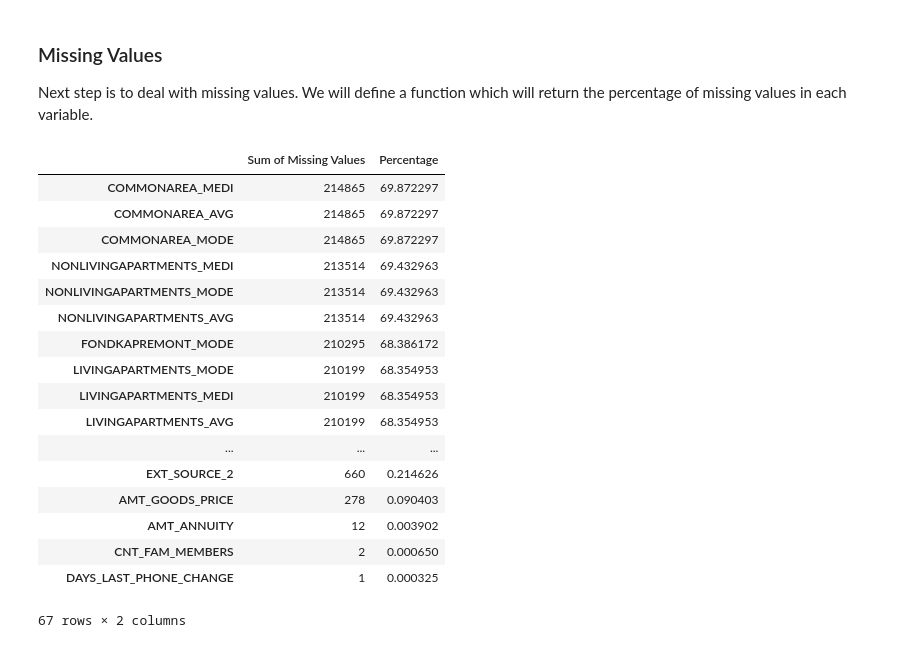
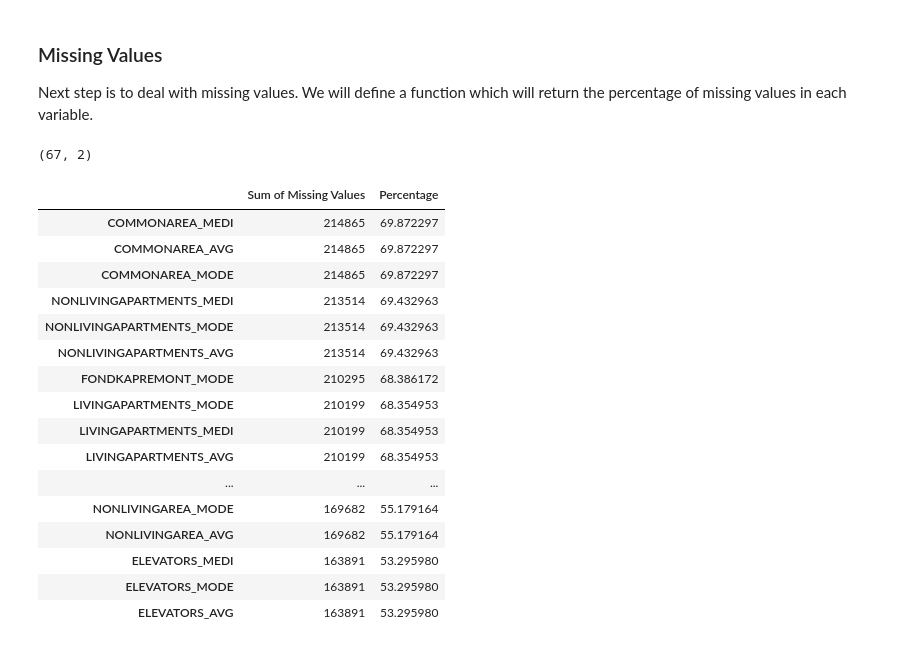
Before and after one commit to pyashwanthkumar/libra-home-credit, a Jupyter notebook: Libra - Home Credit Risk.ipynb, the cells around one changed output. Cells and saved outputs as stored; diff of their text form; code cells hidden in the pictures.

```diff
--- a/Libra - Home Credit Risk.ipynb
+++ b/Libra - Home Credit Risk.ipynb
@@ -102,37 +102,47 @@ train['TARGET'].plot.hist()
 Next step is to deal with missing values. We will define a function which will return the percentage of missing values in each variable.
 # %%
 #  Function that returns percentage of missing values
-def missing_values(df):
+def missingValues(df):
 
+    # returns a series with features and the total number of missing value for each feature
     sum_NAN = df.isnull().sum()
 
+    # returns a series with features and the percentage of number of missing value for each feature
     percent_NAN = sum_NAN/len(df)*100
 
+    # combining both the above into a dataframe
     df_NAN = pd.concat([sum_NAN,percent_NAN], axis = 1)
 
+    # Naming the columns
     df_NAN.columns = ['Sum of Missing Values','Percentage']
 
+    #Sorting the values in descending order
     df_NAN = df_NAN[df_NAN.iloc[:,1] != 0].sort_values('Percentage' ,ascending = False)
 
+    # We will then return a dataframe which gives us a good idea of missing values
     return df_NAN
-# %%
-missing_values(train)
-# %% [output]
-|  | Sum of Missing Values | Percentage |
-| COMMONAREA_MEDI | 214865 | 69.872297 |
-| COMMONAREA_AVG | 214865 | 69.872297 |
-| COMMONAREA_MODE | 214865 | 69.872297 |
-| NONLIVINGAPARTMENTS_MEDI | 213514 | 69.432963 |
-| NONLIVINGAPARTMENTS_MODE | 213514 | 69.432963 |
-| NONLIVINGAPARTMENTS_AVG | 213514 | 69.432963 |
-| FONDKAPREMONT_MODE | 210295 | 68.386172 |
-| LIVINGAPARTMENTS_MODE | 210199 | 68.354953 |
-| LIVINGAPARTMENTS_MEDI | 210199 | 68.354953 |
-| LIVINGAPARTMENTS_AVG | 210199 | 68.354953 |
-| ... | ... | ... |
-| EXT_SOURCE_2 | 660 | 0.214626 |
-| AMT_GOODS_PRICE | 278 | 0.090403 |
-| AMT_ANNUITY | 12 | 0.003902 |
-| CNT_FAM_MEMBERS | 2 | 0.000650 |
-| DAYS_LAST_PHONE_CHANGE | 1 | 0.000325 |
-67 rows × 2 columns
+# %%
+mis_val = missingValues(train)
+mis_val.shape
+# %% [output]
+(67, 2)
+# %%
+mis_val.head(30)
+# %% [output]
+|  | Sum of Missing Values | Percentage |
+| COMMONAREA_MEDI | 214865 | 69.872297 |
+| COMMONAREA_AVG | 214865 | 69.872297 |
+| COMMONAREA_MODE | 214865 | 69.872297 |
+| NONLIVINGAPARTMENTS_MEDI | 213514 | 69.432963 |
+| NONLIVINGAPARTMENTS_MODE | 213514 | 69.432963 |
+| NONLIVINGAPARTMENTS_AVG | 213514 | 69.432963 |
+| FONDKAPREMONT_MODE | 210295 | 68.386172 |
+| LIVINGAPARTMENTS_MODE | 210199 | 68.354953 |
+| LIVINGAPARTMENTS_MEDI | 210199 | 68.354953 |
+| LIVINGAPARTMENTS_AVG | 210199 | 68.354953 |
+| ... | ... | ... |
+| NONLIVINGAREA_MODE | 169682 | 55.179164 |
+| NONLIVINGAREA_AVG | 169682 | 55.179164 |
+| ELEVATORS_MEDI | 163891 | 53.295980 |
+| ELEVATORS_MODE | 163891 | 53.295980 |
+| ELEVATORS_AVG | 163891 | 53.295980 |
```
Also changed, not shown: parts of 1 cell of this notebook.
